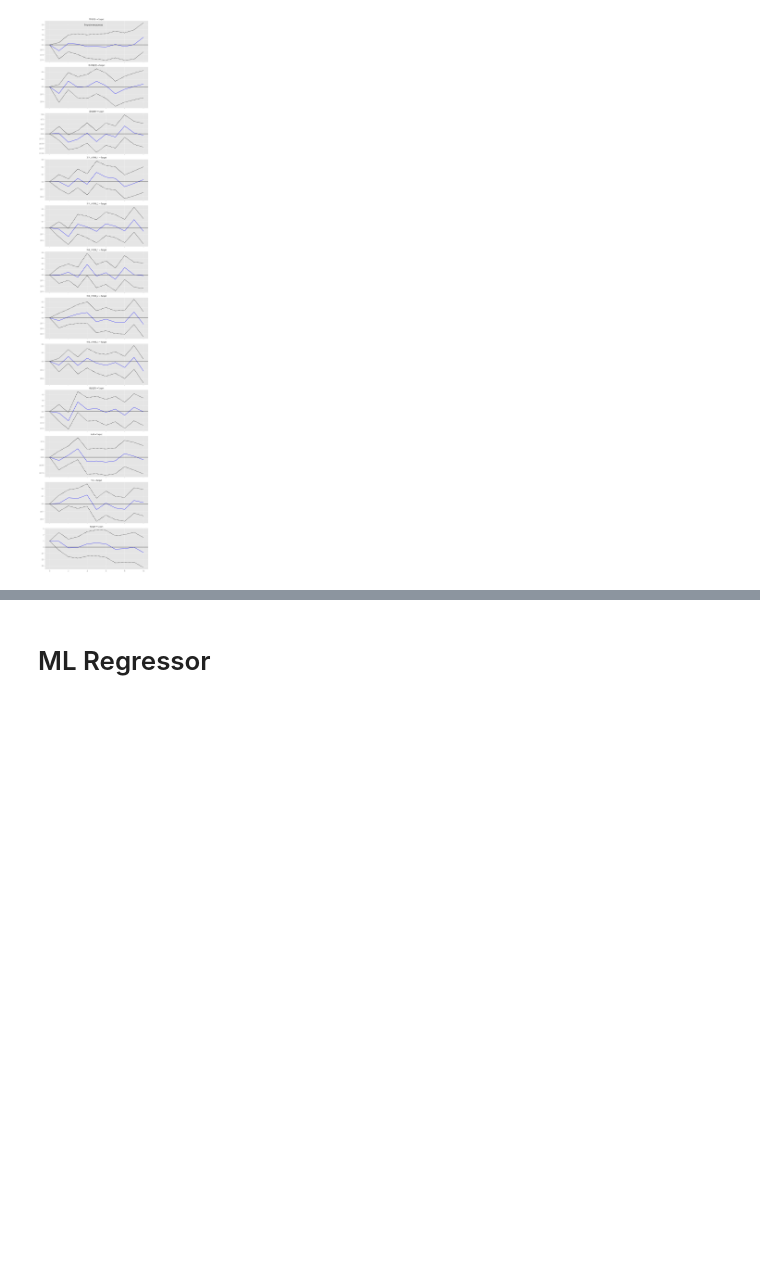
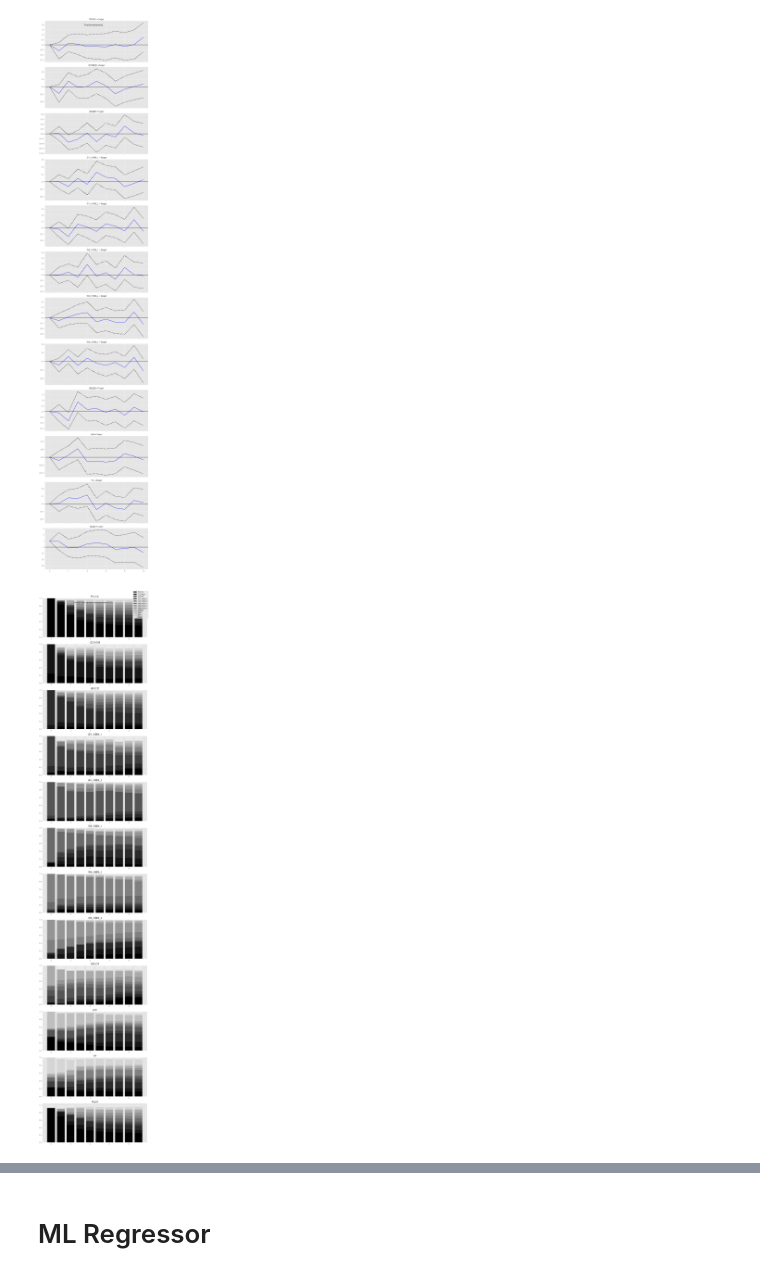
Before and after one commit to paragonyun/Deepconomics, a Jupyter notebook: main.ipynb, the cells around one changed output, grey strips where cells are left out. Drawn from its saved outputs; the diff is of its cells as text; code cells hidden in the pictures; blank space fills up the shorter version.

Commit message:
FEVD

```diff
--- a/main.ipynb
+++ b/main.ipynb
@@ -614,3 +614,9 @@ g_matrix
 VARMODEL.plot_impulse(fitted_model=fitted_model, num=10)
 # %% [output]
 [figure]
+# %%
+fitted_model.fevd(10).plot(figsize=(10,50))
+plt.tight_layout()
+plt.show()
+# %% [output]
+[figure, added]
```
Also changed, not shown: parts of 2 cells of this notebook.
